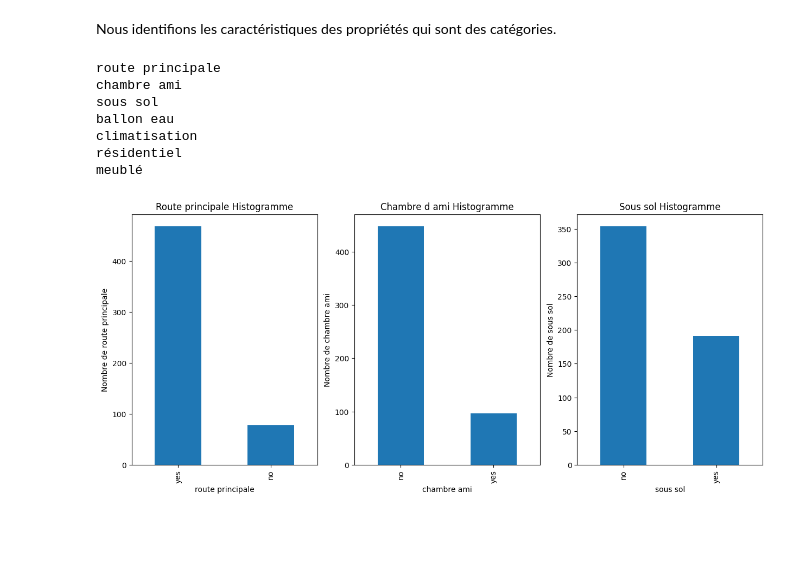
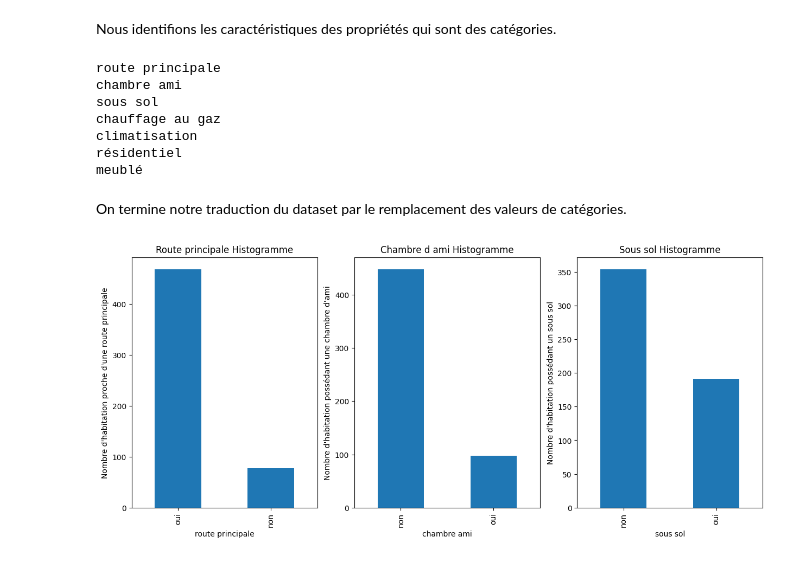
Before and after one commit to HaDock404/api-housing-prices, a Jupyter notebook: analysis/notebook.ipynb, the cells around one changed output. Drawn from its saved outputs; the diff is of its cells as text; code cells hidden in the pictures; blank space fills up the shorter version.

```diff
--- a/analysis/notebook.ipynb
+++ b/analysis/notebook.ipynb
@@ -91,7 +91,7 @@ data.rename(columns={
             'mainroad' : 'route principale',
             'guestroom' : 'chambre ami',
             'basement' : 'sous sol',
-            'hotwaterheating' : 'ballon eau',
+            'hotwaterheating' : 'chauffage au gaz',
             'airconditioning' : 'climatisation',
             'parking' : 'parking',
             'prefarea' : 'résidentiel',
@@ -196,31 +196,36 @@ for x in categorical_list: print(x)
 route principale
 chambre ami
 sous sol
-ballon eau
+chauffage au gaz
 climatisation
 résidentiel
 meublé
+# %% [markdown]
+On termine notre traduction du dataset par le remplacement des valeurs de catégories.
+# %%
+data.replace("yes", "oui", inplace=True)
+data.replace("no", "non", inplace=True)
 # %%
 plt.figure(figsize=(15, 6))
 
 plt.subplot(1,3,1)
 plt1 = data['route principale'].value_counts().plot(kind='bar')
 plt.title('Route principale Histogramme')
-plt1.set(xlabel = 'route principale', ylabel='Nombre de route principale')
+plt1.set(xlabel = 'route principale', ylabel="Nombre d'habitation proche d'une route principale")
 
 plt.subplot(1,3,2)
 plt1 = data['chambre ami'].value_counts().plot(kind='bar')
 plt.title('Chambre d ami Histogramme')
-plt1.set(xlabel = 'chambre ami', ylabel='Nombre de chambre ami')
+plt1.set(xlabel = 'chambre ami', ylabel="Nombre d'habitation possédant une chambre d'ami")
 
 plt.subplot(1,3,3)
 plt1 = data['sous sol'].value_counts().plot(kind='bar')
 plt.title('Sous sol Histogramme')
-plt1.set(xlabel = 'sous sol', ylabel='Nombre de sous sol')
+plt1.set(xlabel = 'sous sol', ylabel="Nombre d'habitation possédant un sous sol")
 
 plt.show()
 # %% [output]
-[figure, old version]
+[figure, new version]
 # %%
 plt.figure(figsize=(15, 5))
 plt.subplot(1, 3, 1)
```
Also changed, not shown: parts of 10 cells of this notebook.
